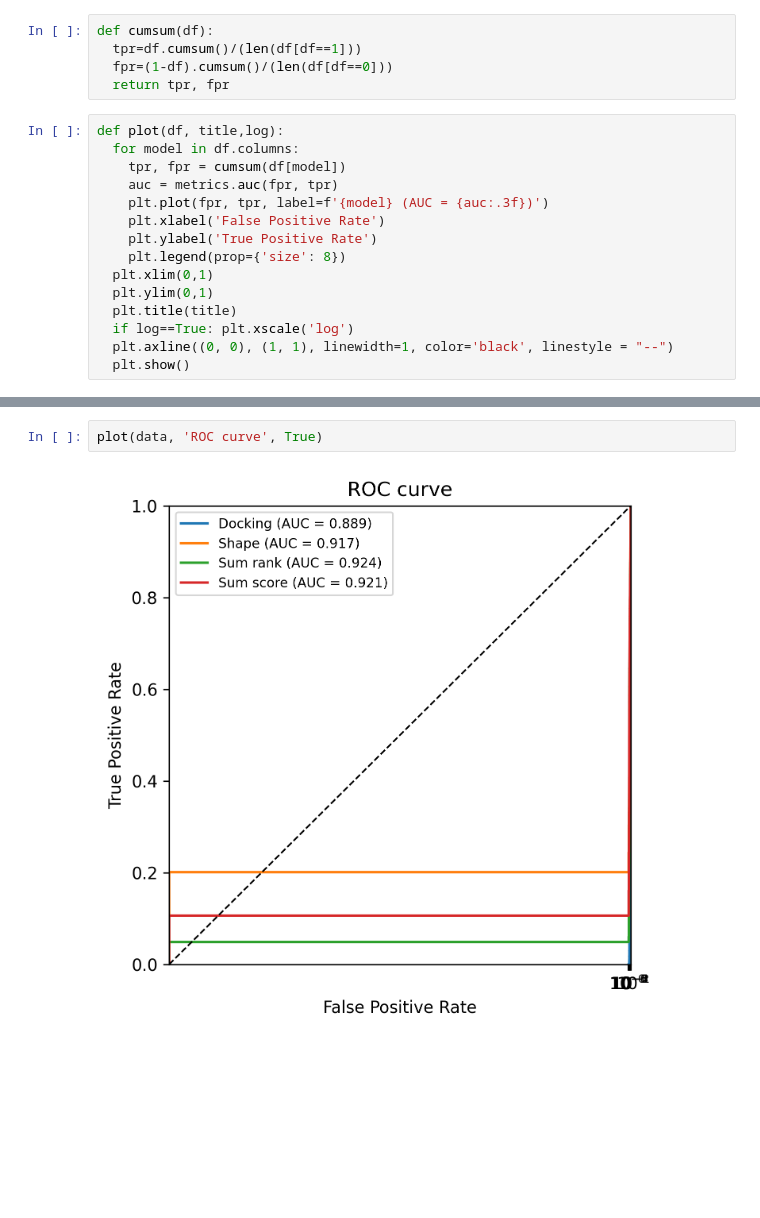
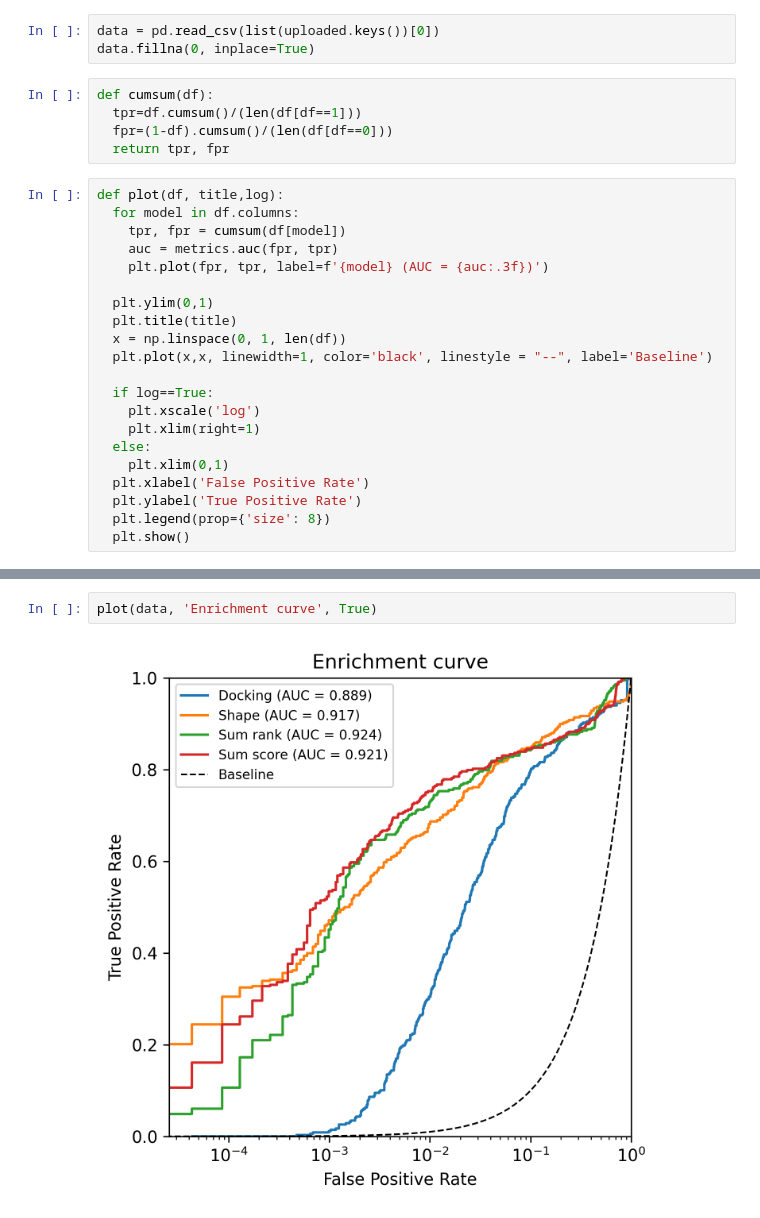
Before and after one commit to phonglam3103/Cheminformatics, a Jupyter notebook: Multiple_ROC_AUC_generalized.ipynb, the cells around one changed output, grey strips where cells are left out. Cells and saved outputs as stored; diff of their text form; blank space fills up the shorter version.

```diff
--- a/Multiple_ROC_AUC_generalized.ipynb
+++ b/Multiple_ROC_AUC_generalized.ipynb
@@ -67,3 +59,6 @@ Saving ROC.csv to ROC (1).csv
+# %%
+data = pd.read_csv(list(uploaded.keys())[0])
+data.fillna(0, inplace=True)
 # %%
 def cumsum(df):
   tpr=df.cumsum()/(len(df[df==1]))
@@ -75,14 +70,20 @@ def plot(df, title,log):
     tpr, fpr = cumsum(df[model])
     auc = metrics.auc(fpr, tpr)
     plt.plot(fpr, tpr, label=f'{model} (AUC = {auc:.3f})')
-    plt.xlabel('False Positive Rate')
-    plt.ylabel('True Positive Rate')
-    plt.legend(prop={'size': 8})
-  plt.xlim(0,1)
+
   plt.ylim(0,1)
   plt.title(title)
-  if log==True: plt.xscale('log')
-  plt.axline((0, 0), (1, 1), linewidth=1, color='black', linestyle = "--")
+  x = np.linspace(0, 1, len(df))
+  plt.plot(x,x, linewidth=1, color='black', linestyle = "--", label='Baseline')
+
+  if log==True:
+    plt.xscale('log')
+    plt.xlim(right=1)
+  else:
+    plt.xlim(0,1)
+  plt.xlabel('False Positive Rate')
+  plt.ylabel('True Positive Rate')
+  plt.legend(prop={'size': 8})
   plt.show()
 # %%
 plot(data, 'ROC curve', False)
@@ -91,4 +92,4 @@ plot(data, 'ROC curve', False)
 # %%
-plot(data, 'ROC curve', True)
+plot(data, 'Enrichment curve', True)
 # %% [output]
-[figure, old version]
+[figure, new version]
```
Also changed, not shown: parts of 3 cells of this notebook.
